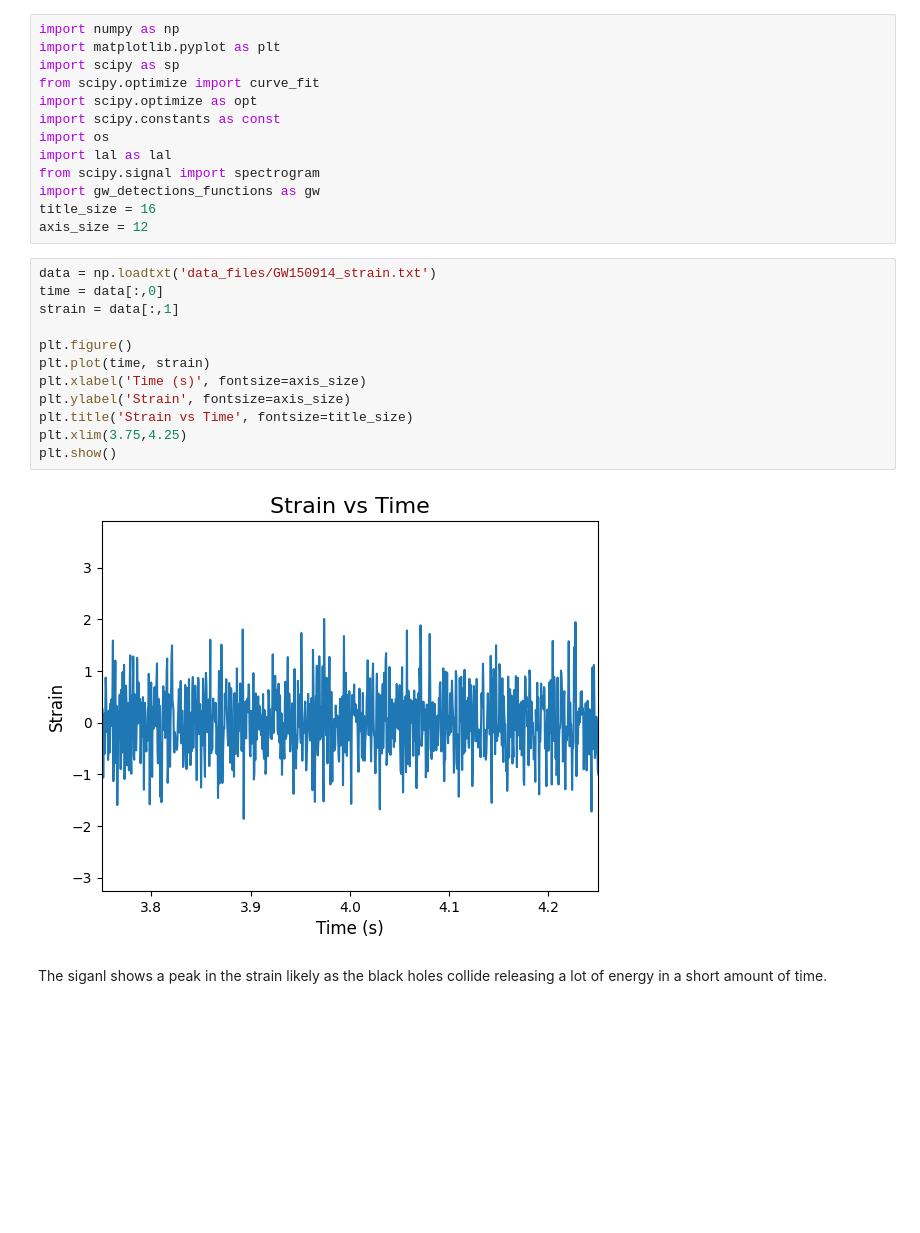
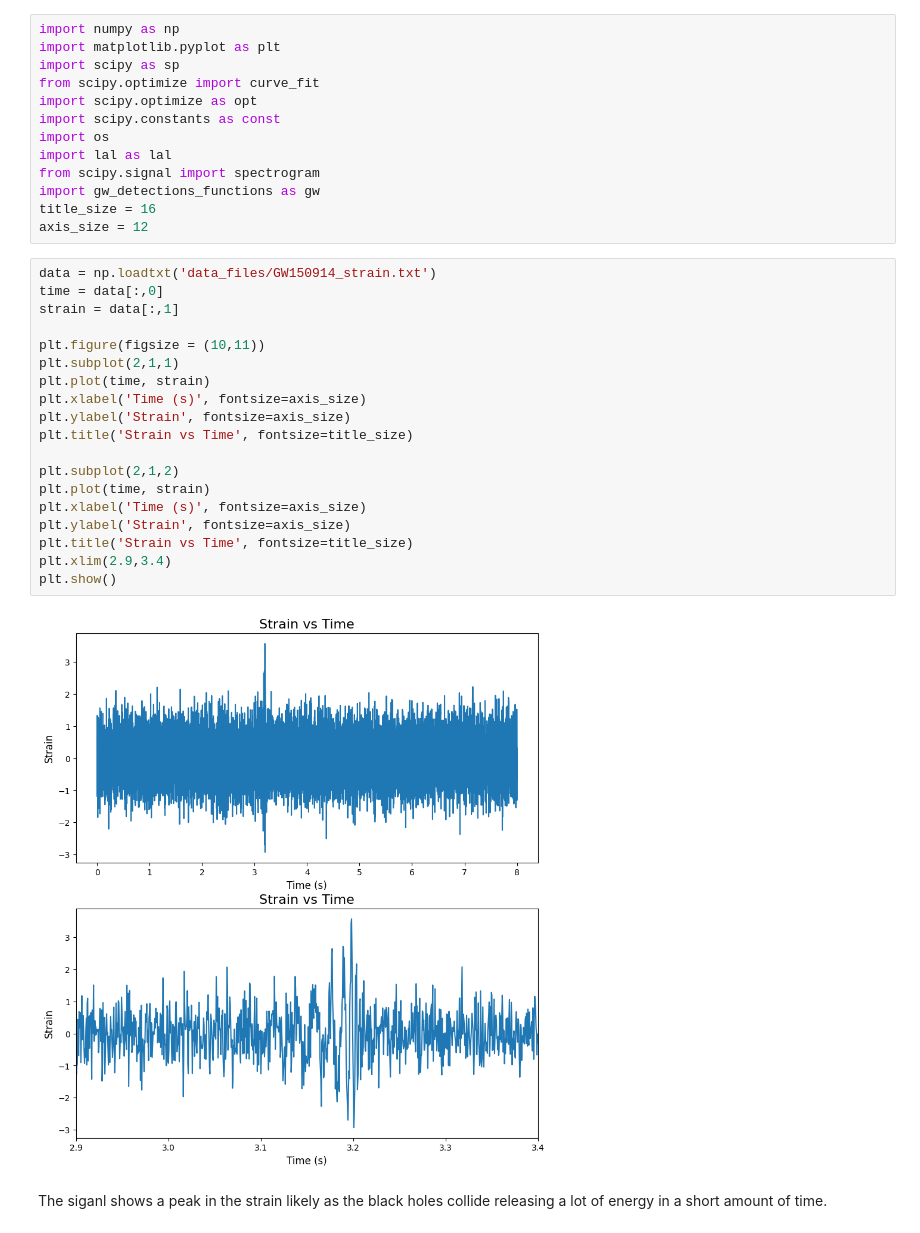
Before and after one commit to lewismcnish/Astronomy, a Jupyter notebook: Binary_Black_Holes/Binary.ipynb, the cells around one changed output. Saved outputs shown, nothing was run; the diff lists cells and outputs as text; blank space fills up the shorter version.

```diff
--- a/Binary_Black_Holes/Binary.ipynb
+++ b/Binary_Black_Holes/Binary.ipynb
@@ -14,17 +14,24 @@ axis_size = 12
 # %%
 data = np.loadtxt('data_files/GW150914_strain.txt')
 time = data[:,0]
 strain = data[:,1]
 
-plt.figure()
+plt.figure(figsize = (10,11))
+plt.subplot(2,1,1)
 plt.plot(time, strain)
 plt.xlabel('Time (s)', fontsize=axis_size)
 plt.ylabel('Strain', fontsize=axis_size)
 plt.title('Strain vs Time', fontsize=title_size)
-plt.xlim(3.75,4.25)
+
+plt.subplot(2,1,2)
+plt.plot(time, strain)
+plt.xlabel('Time (s)', fontsize=axis_size)
+plt.ylabel('Strain', fontsize=axis_size)
+plt.title('Strain vs Time', fontsize=title_size)
+plt.xlim(2.9,3.4)
 plt.show()
 # %% [output]
-[figure, old version]
+[figure, new version]
 # %% [markdown]
 The siganl shows a peak in the strain likely as the black holes collide releasing a lot of energy in a short amount of time.
 # %%
```
Also changed, not shown: parts of 7 cells of this notebook.
